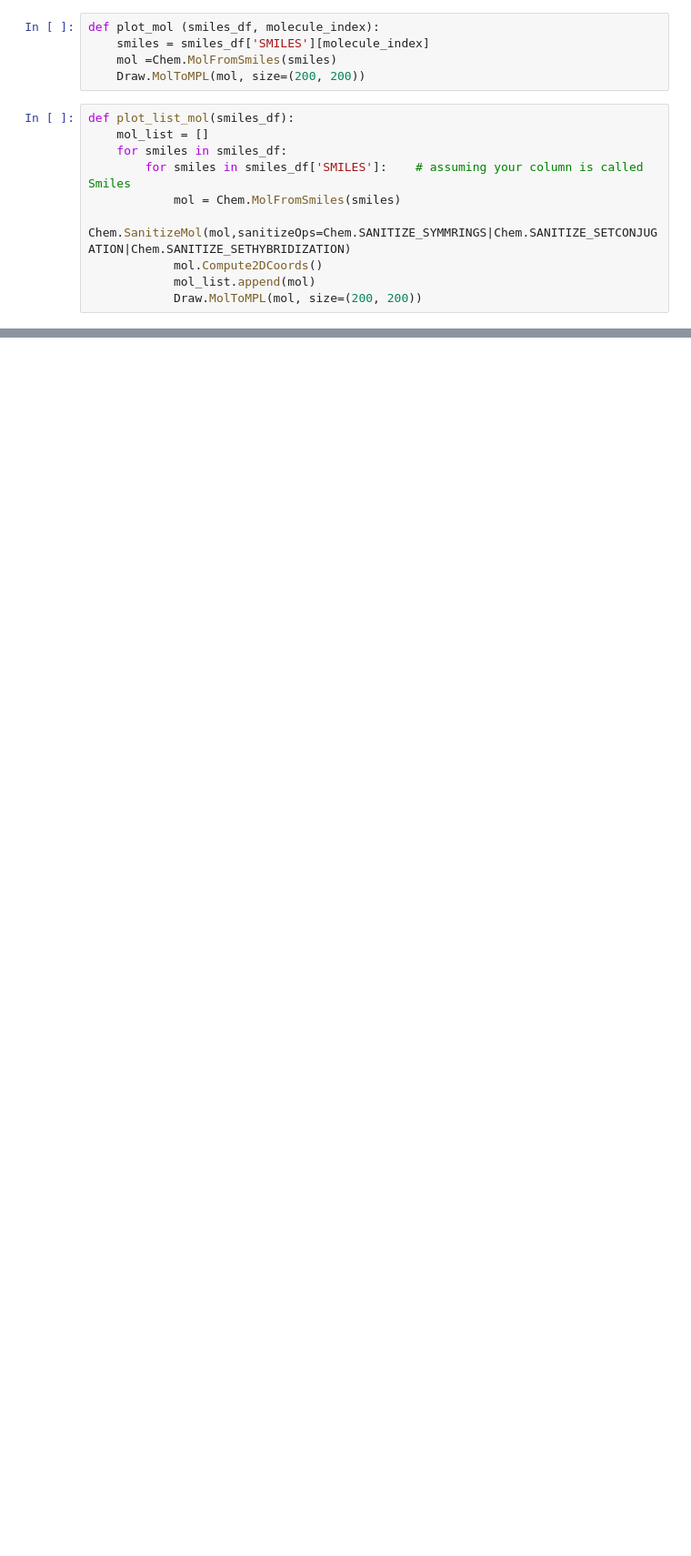
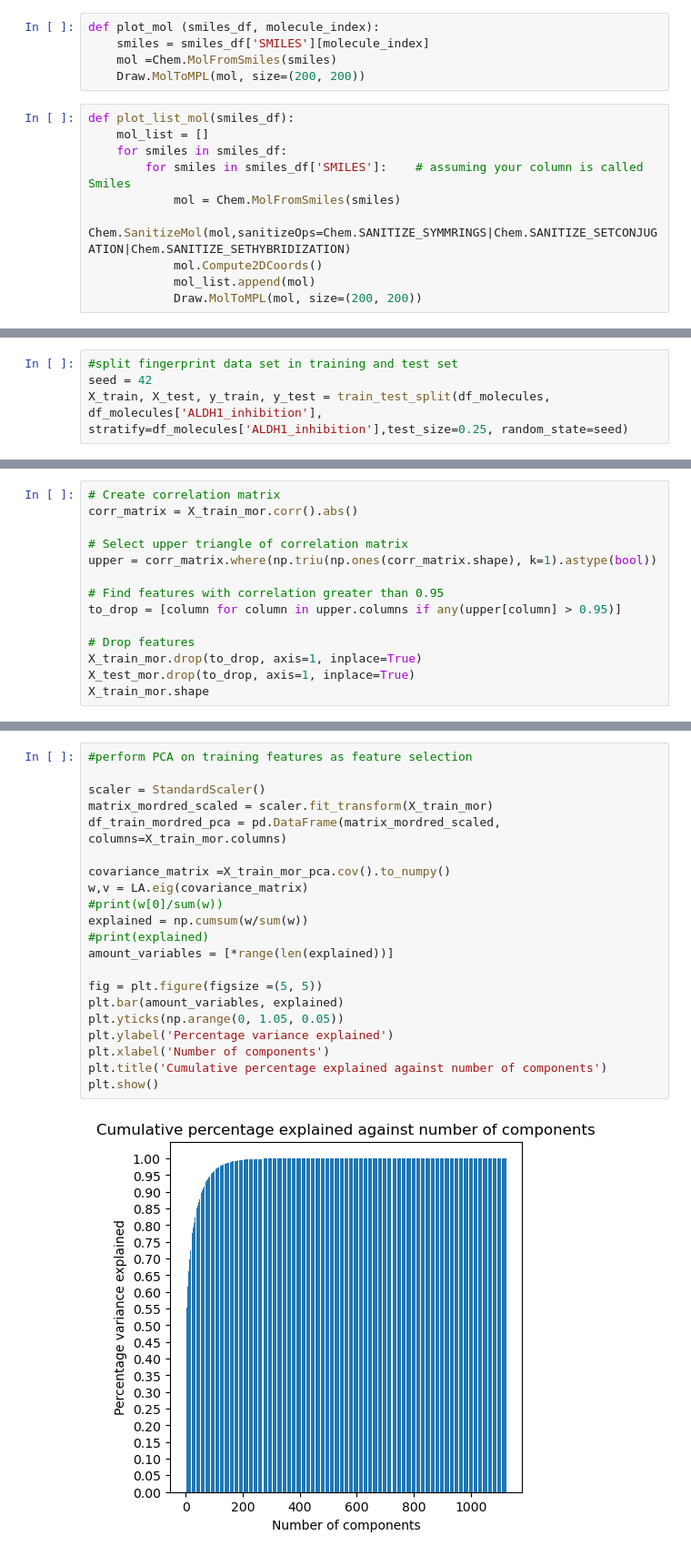
Before and after one commit to Jobs27/AP_groupassignment-, a Jupyter notebook: group_assignment_inhibitor_classifier.ipynb, the cells around one changed output, grey strips where cells are left out. Shown at 91% size. Drawn from its saved outputs; the diff is of its cells as text; blank space fills up the shorter version.

```diff
--- a/group_assignment_inhibitor_classifier.ipynb
+++ b/group_assignment_inhibitor_classifier.ipynb
@@ -233,0 +72,4 @@ Accuracy: 0.7
+# %%
+#split fingerprint data set in training and test set
+seed = 42
+X_train, X_test, y_train, y_test = train_test_split(df_molecules, df_molecules['ALDH1_inhibition'], stratify=df_molecules['ALDH1_inhibition'],test_size=0.25, random_state=seed)
@@ -233,0 +149,14 @@ Accuracy: 0.7
+# %%
+# Create correlation matrix
+corr_matrix = X_train_mor.corr().abs()
+
+# Select upper triangle of correlation matrix
+upper = corr_matrix.where(np.triu(np.ones(corr_matrix.shape), k=1).astype(bool))
+
+# Find features with correlation greater than 0.95
+to_drop = [column for column in upper.columns if any(upper[column] > 0.95)]
+
+# Drop features
+X_train_mor.drop(to_drop, axis=1, inplace=True)
+X_test_mor.drop(to_drop, axis=1, inplace=True)
+X_train_mor.shape
@@ -233,0 +165,23 @@ Accuracy: 0.7
+# %%
+#perform PCA on training features as feature selection
+
+scaler = StandardScaler()
+matrix_mordred_scaled = scaler.fit_transform(X_train_mor)
+df_train_mordred_pca = pd.DataFrame(matrix_mordred_scaled, columns=X_train_mor.columns)
+
+covariance_matrix =X_train_mor_pca.cov().to_numpy()
+w,v = LA.eig(covariance_matrix)
+#print(w[0]/sum(w))
+explained = np.cumsum(w/sum(w))
+#print(explained)
+amount_variables = [*range(len(explained))]
+
+fig = plt.figure(figsize =(5, 5))
+plt.bar(amount_variables, explained)
+plt.yticks(np.arange(0, 1.05, 0.05))
+plt.ylabel('Percentage variance explained')
+plt.xlabel('Number of components')
+plt.title('Cumulative percentage explained against number of components')
+plt.show()
+# %% [output]
+[figure, added]
```
Also changed, not shown: parts of 45 cells of this notebook.
